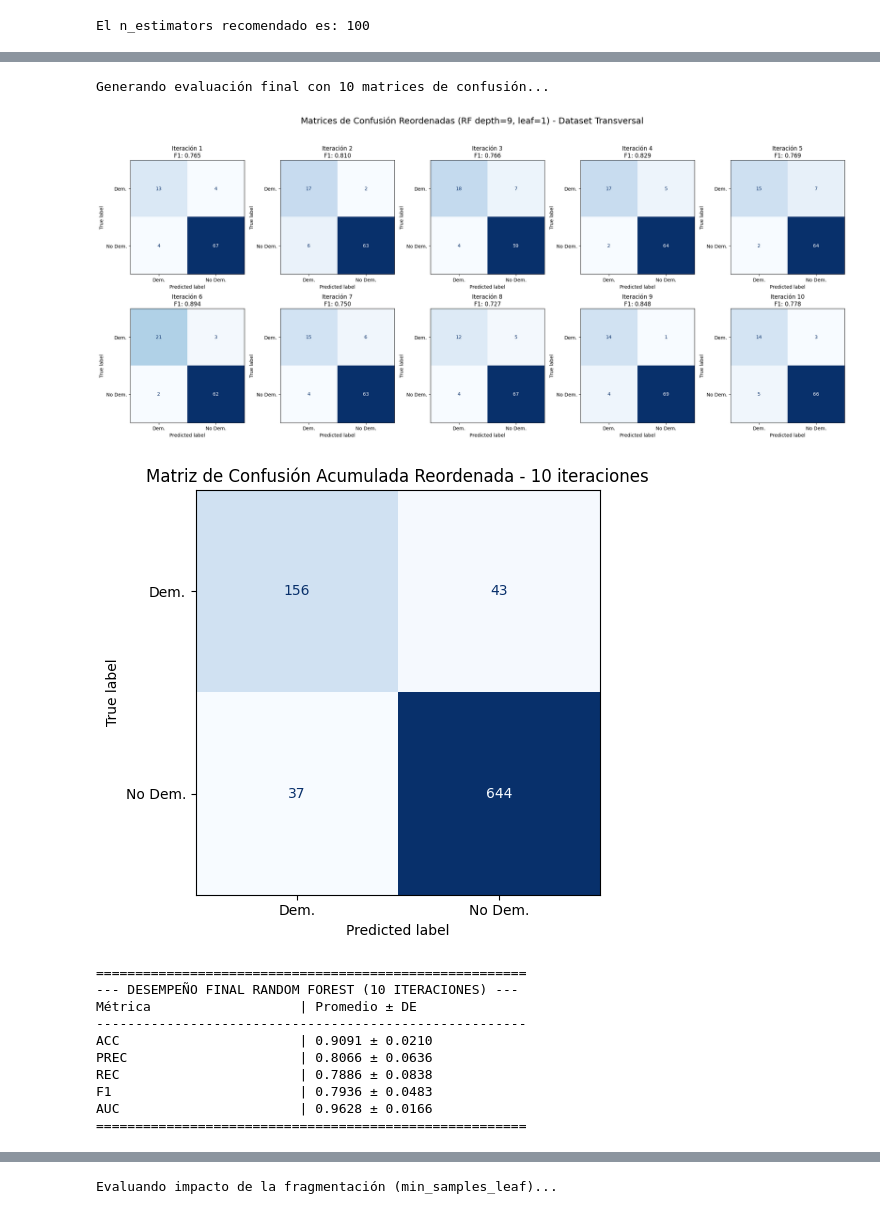
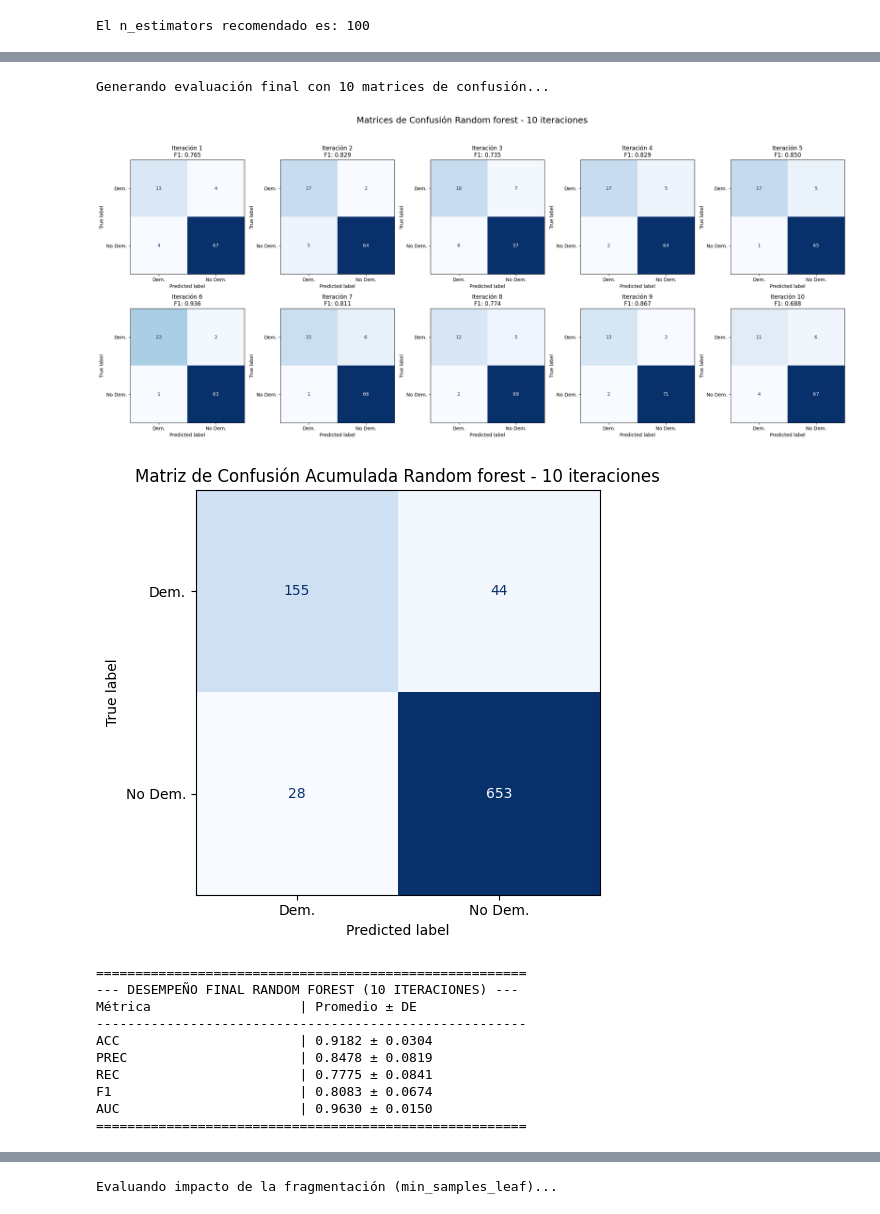
Before and after one commit to felipe0435/Proyecto-2-Mineria-de-datos, a Jupyter notebook: randforest2.ipynb, the cells around one changed output, grey strips where cells are left out. Cells and saved outputs as stored; diff of their text form; code cells hidden in the pictures.

```diff
--- a/final/randforest2.ipynb
+++ b/randforest2.ipynb
@@ -229,8 +229,7 @@ for i in range(10):
     # Modelo optimizado
     final_rf = RandomForestClassifier(n_estimators=100,
                                       max_depth=opt_depth,
-                                      min_samples_leaf=best_leaf,
-                                      class_weight='balanced',
+                                      min_samples_leaf=3,
                                       random_state=42)
     final_rf.fit(X_train, y_train)
 
@@ -245,46 +244,46 @@ for i in range(10):
     final_metrics['auc'].append(roc_auc_score(y_test, y_proba))
 
     # Grid de Matrices [Instrucción de estilo]
     cm = confusion_matrix(y_test, y_pred, labels=[1, 0])
     cm_sum += cm
     disp = ConfusionMatrixDisplay(confusion_matrix=cm, display_labels=['Dem.', 'No Dem.'])
     disp.plot(ax=axes[i], cmap='Blues', colorbar=False, values_format='d')
     axes[i].set_title(f"Iteración {i+1}\nF1: {final_metrics['f1'][-1]:.3f}")
 
-plt.suptitle(f"Matrices de Confusión Reordenadas (RF depth={opt_depth}, leaf={best_leaf}) - Dataset Transversal", fontsize=18)
+plt.suptitle(f"Matrices de Confusión Random forest - 10 iteraciones", fontsize=18)
 plt.tight_layout(rect=[0, 0.03, 1, 0.95])
 plt.show()
 
 # Matriz de confusión acumulada sobre las 10 iteraciones
 avg_cm = cm_sum
 fig_avg, ax_avg = plt.subplots(figsize=(6, 5))
 disp_avg = ConfusionMatrixDisplay(confusion_matrix=avg_cm, display_labels=['Dem.', 'No Dem.'])
 disp_avg.plot(ax=ax_avg, cmap='Blues', colorbar=False, values_format='d')
-ax_avg.set_title('Matriz de Confusión Acumulada Reordenada - 10 iteraciones')
+ax_avg.set_title('Matriz de Confusión Acumulada Random forest - 10 iteraciones')
 plt.tight_layout()
 plt.show()
 
 # Reporte Estadístico Final (Media ± DE) [3]
 print("\n" + "="*55)
 print(f"--- DESEMPEÑO FINAL RANDOM FOREST (10 ITERACIONES) ---")
 print(f"{'Métrica':<25} | {'Promedio ± DE':<25}")
 print("-" * 55)
 for m in final_metrics:
     print(f"{m.upper():<25} | {np.mean(final_metrics[m]):.4f} ± {np.std(final_metrics[m]):.4f}")
 print("="*55)
 # %% [output]
 Generando evaluación final con 10 matrices de confusión...
-[figure, old version]
+[figure, new version]
-[figure, old version]
+[figure, new version]
 =======================================================
 --- DESEMPEÑO FINAL RANDOM FOREST (10 ITERACIONES) ---
 Métrica                   | Promedio ± DE
 -------------------------------------------------------
-ACC                       | 0.9091 ± 0.0210
-PREC                      | 0.8066 ± 0.0636
-REC                       | 0.7886 ± 0.0838
-F1                        | 0.7936 ± 0.0483
-AUC                       | 0.9628 ± 0.0166
+ACC                       | 0.9182 ± 0.0304
+PREC                      | 0.8478 ± 0.0819
+REC                       | 0.7775 ± 0.0841
+F1                        | 0.8083 ± 0.0674
+AUC                       | 0.9630 ± 0.0150
 =======================================================
 # %%
 final_metrics = {'acc': [], 'prec': [], 'rec': [], 'f1': [], 'auc': []}
```
Also changed, not shown: parts of 3 cells of this notebook, 16 other files.
